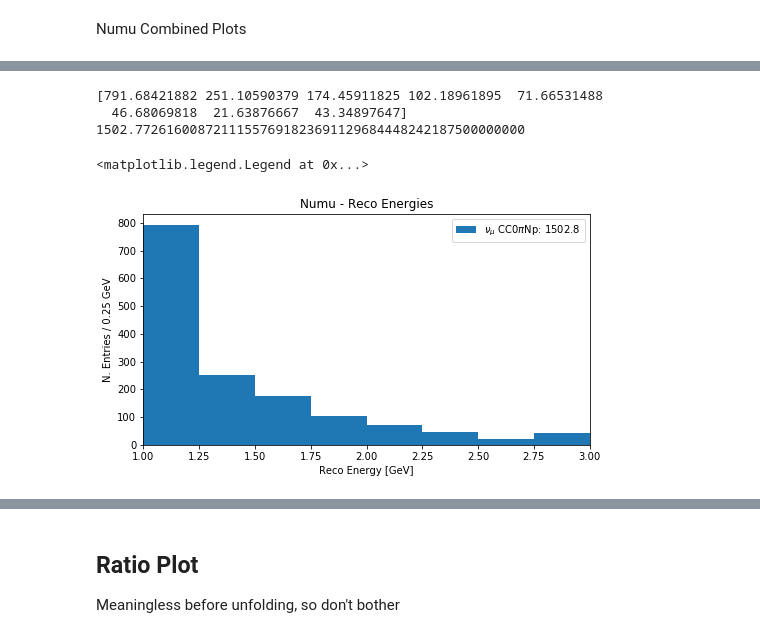
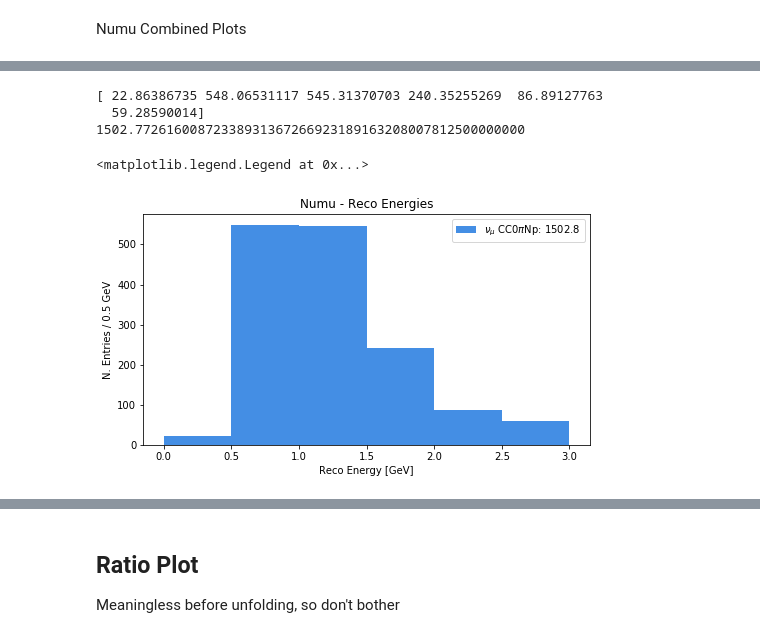
Before and after one commit to afm1g15/PELEE, a Jupyter notebook: Batch_Plot_Construction_Alex_RecoE_WithSelection.ipynb, the cells around one changed output, grey strips where cells are left out. Cells and saved outputs as stored; diff of their text form; code cells hidden in the pictures.

```diff
--- a/Batch_Plot_Construction_Alex_RecoE_WithSelection.ipynb
+++ b/Batch_Plot_Construction_Alex_RecoE_WithSelection.ipynb
@@ -5236,20 +5263,21 @@ if isCombined == False:
     nue_fig = plt.figure(figsize=(8, 7))
     nue_gs = gridspec.GridSpec(2, 1, height_ratios=[2, 1])
     nue_ax1 = plt.subplot(nue_gs[0])
-    nue_ax1.set_xlim([1, 3])
+    #nue_ax1.set_xlim([1, 3])
     labels = [
                 "%s: %.1f" % (category_labels[int(c)], sum(weightss_tot[0][str(c)])) \
                 if sum(weightss_tot[0][str(c)]) else ""
                 for c in varss_tot[0].keys()
             ]
 
-    VARIABLE, BINS, RANGE, XTIT = 'reco_e',8,(1.0, 3.0),"Reco Energy [GeV]"
+    VARIABLE, BINS, RANGE, XTIT = 'reco_e',6,(0.0, 3.0),"Reco Energy [GeV]"
 
     nue_stacked = nue_ax1.hist(
                 varss_tot[0].values(),
                 weights=list(weightss_tot[0].values()),
                 stacked=True,
                 label=labels,
+                color = "#448ee4",
                 bins=BINS,
                 range=RANGE)
 
@@ -5257,10 +5285,10 @@ if isCombined == False:
 
     current_total_hist = (nue_stacked[0][-1])
 
-    nue_ax1.set_xlim([1, 3])    #TrueE, lepton mom
-    current_bincenters =  np.arange(1.125, 3.125, 0.25)
+    nue_ax1.set_xlim([0, 3])    #TrueE, lepton mom
+    current_bincenters =  np.arange(0.25, 3.25, 0.5)
     #current_bincenters =  np.arange(-0.25, 4.75, 0.5)
-    current_bin_size = 0.25
+    current_bin_size = 0.5
     #nue_ax1.set_xlim([-1, 1])    #AngleDiff
     #current_bincenters =  np.arange(-0.9, 1.1, 0.2)
     #current_bin_size = 0.25
@@ -6521,52 +6617,62 @@ weightss_tot = combine_dicts(weightss)
 numu_fig = plt.figure(figsize=(8, 7))
 numu_gs = gridspec.GridSpec(2, 1, height_ratios=[2, 1])
 numu_ax1 = plt.subplot(numu_gs[0])
-numu_ax1.set_xlim([1, 3])
+#numu_ax1.set_xlim([1, 3])
 labels = [
             "%s: %.1f" % (category_labels[int(c)], sum(weightss_tot[0][str(c)])) \
             if sum(weightss_tot[0][str(c)]) else ""
             for c in varss_tot[0].keys()
         ]
 
-VARIABLE, BINS, RANGE, XTIT = 'reco_e',8,(1.0, 3.0),"Reco Energy [GeV]"
+#VARIABLE, BINS, RANGE, XTIT = 'reco_e',10,(0.0, 5.0),"Reco Energy [GeV]" #NoCuts, PreCuts
+#VARIABLE, BINS, RANGE, XTIT = 'reco_nu_vtx_sce_x',60,(-20.0, 280.0),"Vertex X [cm]" #VtxX
+#VARIABLE, BINS, RANGE, XTIT = 'reco_nu_vtx_sce_y',56,(-140.0, 140.0),"Vertex Y [cm]"  #VtxY
+#VARIABLE, BINS, RANGE, XTIT = 'reco_nu_vtx_sce_z',56,(-10.0, 1110.0),"Vertex Z [cm]"   #VtxZ
+#VARIABLE, BINS, RANGE, XTIT = 'n_muons_tot',5,(0, 5),"Number of Muons"  #Muons
+#VARIABLE, BINS, RANGE, XTIT = 'n_protons_tot',8,(0, 8),"Number of Protons"   #Protons
+#VARIABLE, BINS, RANGE, XTIT = 'n_showers_contained',10,(0, 10),"Number of Contained Showers"  #Showers
+#VARIABLE, BINS, RANGE, XTIT = 'contained_fraction',20,(0, 1),"Contained Fraction"   #Cont Frac
+#VARIABLE, BINS, RANGE, XTIT = 'topological_score',10,(0.0, 1.0),"Topological Score"  #Topo score
+
+VARIABLE, BINS, RANGE, XTIT = 'reco_e',6,(0.0, 3.0),"Reco Energy [GeV]" #NoCuts, PreCuts
+
+
 
 numu_stacked = numu_ax1.hist(
             varss_tot[0].values(),
             weights=list(weightss_tot[0].values()),
             stacked=True,
             label=labels,
+            color = "#448ee4",
             bins=BINS,
             range=RANGE)
 
 
 
 current_total_hist = (numu_stacked[0][-1])
 
-numu_ax1.set_xlim([1, 3])    #TrueE, lepton mom
-current_bincenters =  np.arange(1.125, 3.125, 0.25)
-current_bin_size = 0.25
 
 n_numu_tot = (numu_stacked[0])
 print(n_numu_tot)
 
 
 current_total_hist = (numu_stacked[0])
 print('%.50f' % math.fsum(numu_stacked[0]))
 print()
 
 
 #nue_ax1.set_ylim([0, 50])
 
 plt.title("Numu - Reco Energies")
 plt.xlabel("Reco Energy [GeV]")
-plt.ylabel("N. Entries / 0.25 GeV")
+plt.ylabel("N. Entries / 0.5 GeV")
 plt.legend()
 # %% [output]
-[791.68421882 251.10590379 174.45911825 102.18961895  71.66531488
-  46.68069818  21.63876667  43.34897647]
-1502.77261600872111557691823691129684448242187500000000
+[ 22.86386735 548.06531117 545.31370703 240.35255269  86.89127763
+  59.28590014]
+1502.77261600872338931367266923189163208007812500000000
 <matplotlib.legend.Legend at 0x...>
-[figure, old version]
+[figure, new version]
 # %%
 signal_numu_selected = current_total_hist
 print("signal_numu_selected ", signal_numu_selected)
```
Also changed, not shown: parts of 148 cells of this notebook, 46 other files.
